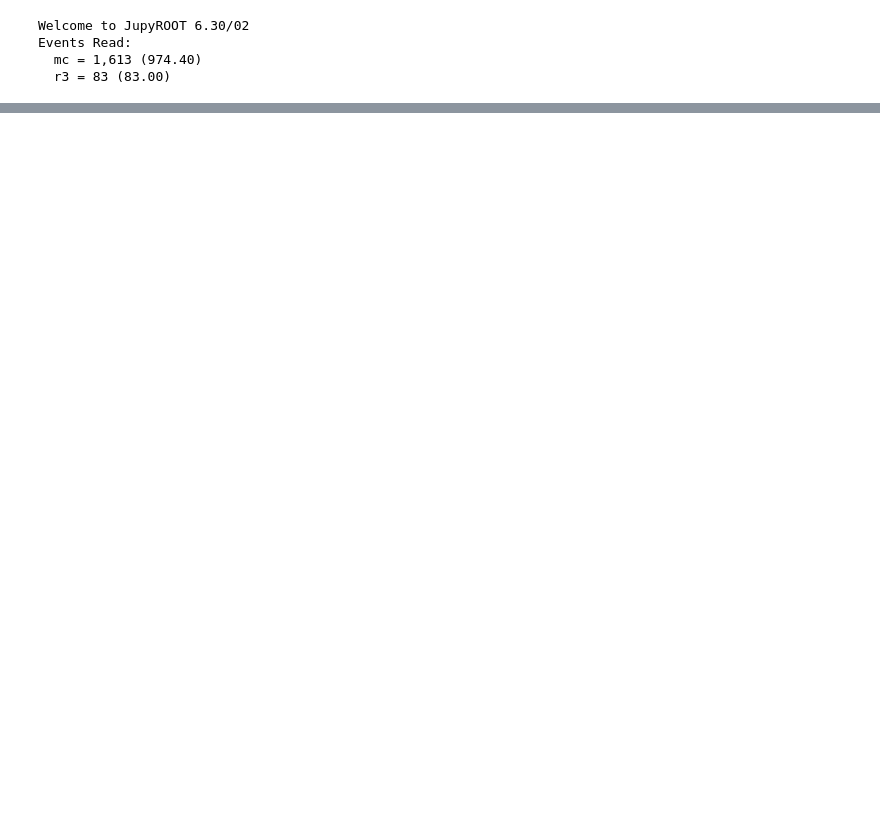
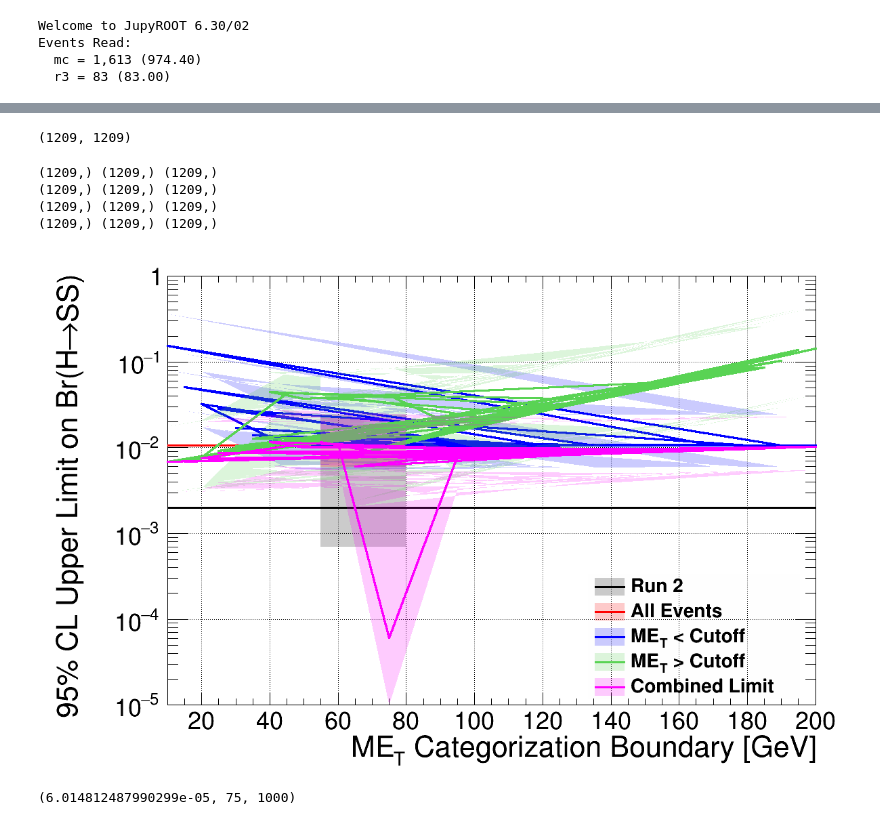
Before and after one commit to cms-lpc-llp/mds_analysis, a Jupyter notebook: notebooks/split_limit.ipynb, the cells around one changed output, grey strips where cells are left out. Drawn from its saved outputs; the diff is of its cells as text; code cells hidden in the pictures; blank space fills up the shorter version.

```diff
--- a/notebooks/split_limit.ipynb
+++ b/notebooks/split_limit.ipynb
@@ -277,0 +484,75 @@ single_lumi \t lnN \t 1.2 \t - \t 1.2 \t - \t 1.2 \t - \t 1.2 \t -
+# %%
+len(limit_dict['all']['met']), len(METS) * len(CTAUS)
+# %% [output]
+(1209, 1209)
+# %%
+mets = limit_dict['all']['met']
+ctaus = limit_dict['all']['ctau']
+
+canvas = TCanvas('','',int(1.5*800),800)
+canvas.SetLogy()
+canvas.SetGrid()
+canvas.SetRightMargin(0.04)
+
+legend = TLegend(0.68, 0.14, 0.94, 0.38)
+legend.SetBorderSize(0)
+legend.SetFillColorAlpha(rt.kWhite, 0)
+legend.SetTextSize(0.04)
+legend.SetMargin(0.2)
+
+names = {'run2':'Run 2','all': 'All Events', 'high' : 'ME_{T} > Cutoff', 'low' : 'ME_{T} < Cutoff', 'comb' : 'Combined Limit'}
+for il, name in enumerate(['run2', 'all', 'low', 'high', 'comb']):
+    if name in limit_dict:
+        limits = limit_dict[name]['limit'] # * 23/137
+        limitELs = limit_dict[name]['2.5'] # * 23/137
+        limitEHs = limit_dict[name]['97.5'] # * 23/137
+
+        print(ctaus.shape, mets.shape, limits.shape)
+        # _mets, _limits = mets, limits
+        _mets, _limits = mets[ctaus == CTAU], limits[ctaus == CTAU]
+        # _limitELs, _limitEHs = limitELs[ctaus == CTAU], limitEHs[ctaus == CTAU]
+        _limitELs, _limitEHs = np.abs(_limits - limitELs[ctaus == CTAU]), np.abs(limitEHs[ctaus == CTAU] - _limits)
+    else:
+        _mets = mets[ctaus == CTAU]
+
+        _limits = np.ones_like(_mets) * 2e-3#r2_limit_tree[r2_limit_tree[:,0] == CTAU, -1]
+        _limitELs = np.abs(np.ones_like(_mets) * 7e-4 - _limits)#r2_limit_tree[r2_limit_tree[:,0] == CTAU, 1]
+        _limitEHs = np.abs(np.ones_like(_mets) * 9e-3 - _limits)#r2_limit_tree[r2_limit_tree[:,0] == CTAU, -2]
+
+    # gr = TGraph(len(mets), mets*1., limits*1.)
+    # print(name, _limitELs, _limitEHs)
+    gr = TGraphAsymmErrors(len(_mets), _mets*1., _limits*1., _mets*0., _mets*0., _limitELs*1., _limitEHs*1.)
+    gr.SetName(names[name])
+    gr.GetXaxis().SetTitle('ME_{T} Categorization Boundary [GeV]')
+    gr.GetYaxis().SetTitle('95% CL Upper Limit on Br(H#rightarrowSS)')
+    gr.GetXaxis().SetLimits(np.min(_mets), np.max(_mets))
+    gr.SetMinimum(1e-5)
+    gr.SetMaximum(1)
+
+    gr.SetLineWidth(3)
+    gr.SetLineColor(SCL[il])
+
+    gr.SetMarkerSize(1)
+    gr.SetMarkerColor(SCL[il])
+    gr.SetMarkerStyle(rt.kFullCircle)
+
+    gr.SetFillColorAlpha(SCL[il], 0.2)
+
+    gr.Draw(('' if il else 'A ') + 'L3')
+    legend.AddEntry(gr, gr.GetName(), 'LF')
+    gc.append(gr)
+
+
+legend.Draw()
+canvas.Draw()
+# %% [output]
+(1209,) (1209,) (1209,)
+(1209,) (1209,) (1209,)
+(1209,) (1209,) (1209,)
+(1209,) (1209,) (1209,)
+[figure, added]
+# %%
+idx = np.argmin(limit_dict['comb']['limit'])
+limit_dict['comb']['limit'][idx], limit_dict['comb']['met'][idx], limit_dict['comb']['ctau'][idx]
+# %% [output]
+(6.014812487990299e-05, 75, 1000)
```
Also changed, not shown: parts of 11 cells of this notebook, 11 other files.
